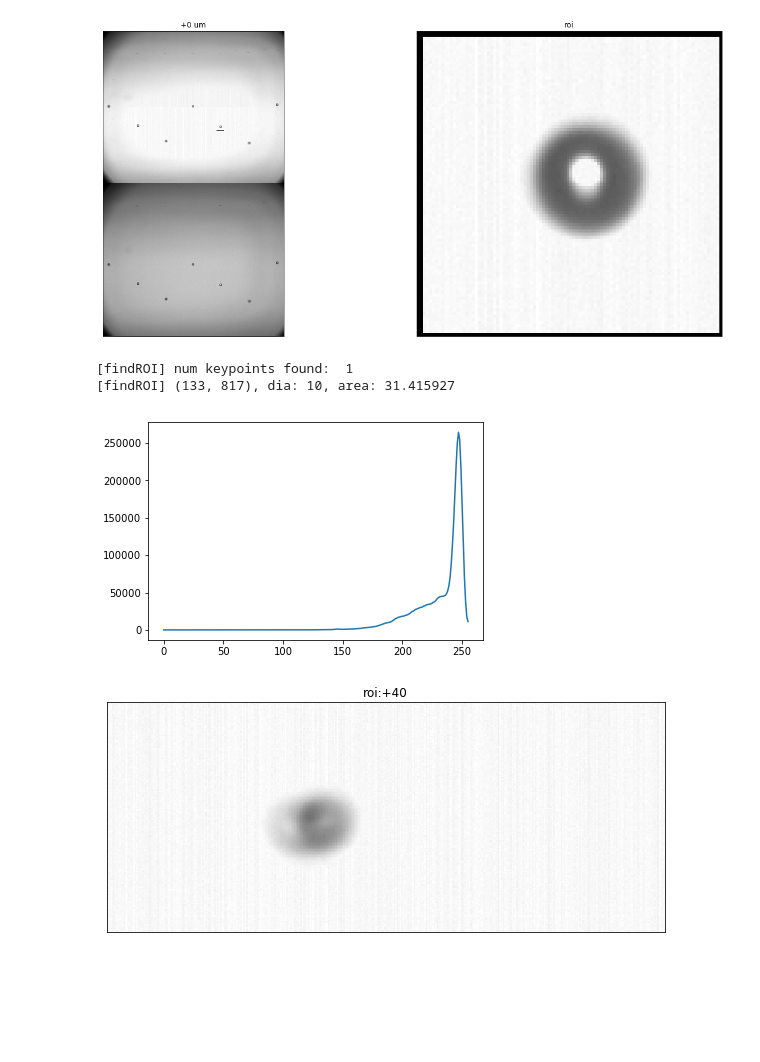
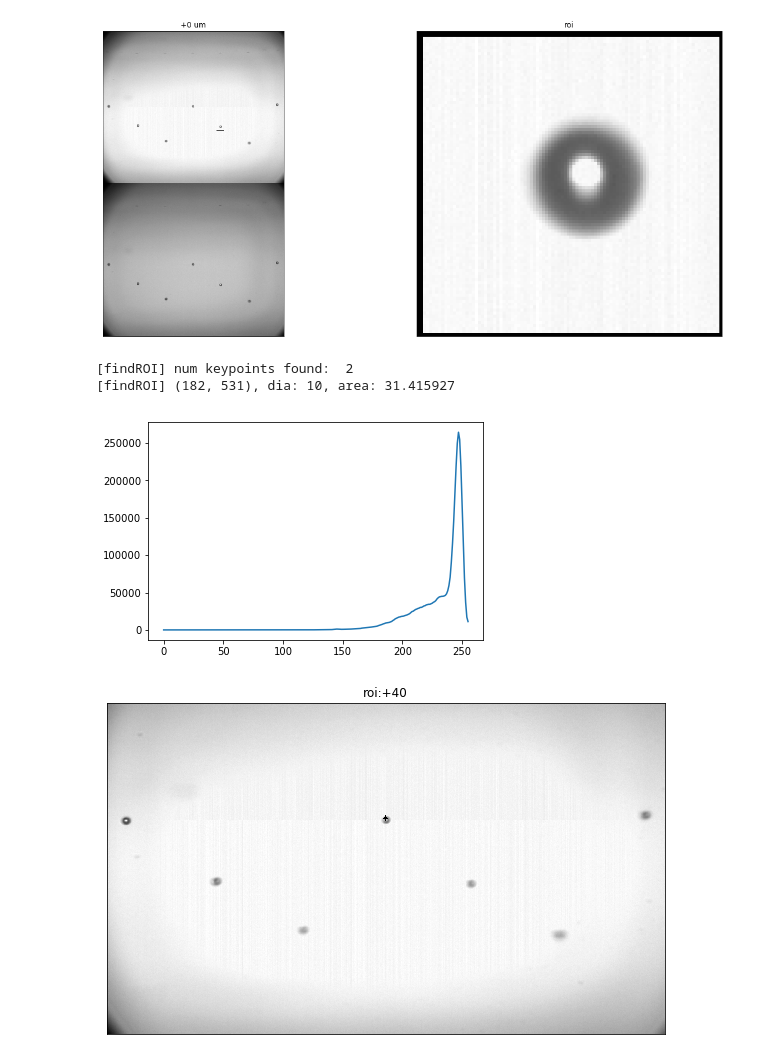
Before and after one commit to Aniruddh1/ipython-opencv-notebooks, a Jupyter notebook: notebooks/DIF_AutoFocus.ipynb, the cells around one changed output. Drawn from its saved outputs; the diff is of its cells as text; code cells hidden in the pictures; blank space fills up the shorter version.

```diff
--- a/notebooks/DIF_AutoFocus.ipynb
+++ b/notebooks/DIF_AutoFocus.ipynb
@@ -48,7 +51,7 @@ def variance_of_laplacian(img):
     # measure, which is simply the variance of the Laplacian
     return cv2.Laplacian(img, cv2.CV_64F).var()
 # %%
-imgs = {}
+imgs = OrderedDict()
 imgs["+0"  ] = paths.images_root+'/dif/focus/+0/2017-09-29_09.22.41/DispenserOpt_00005_2017-09-29_09.22.52.png'
 #imgs["+100"] = paths.images_root+'/dif/focus/+100um/2017-09-29_09.24.18/DispenserOpt_00005_2017-09-29_09.24.30.png'
 imgs["+10" ] = paths.images_root+'/dif/focus/+10um/2017-09-29_09.23.27/DispenserOpt_00005_2017-09-29_09.23.38.png'
@@ -111,6 +114,7 @@ def findBLOBs(img):
 # %%
 def findROI(img8, num_cols, coi, tag="", debug=True):
     plot_list = []
+    plot_list.append( (img8,'roi:%s'%tag) )
 
     rows,cols = img8.shape
     col_width = int(cols/num_cols)
@@ -135,7 +139,7 @@ def findROI(img8, num_cols, coi, tag="", debug=True):
         roi = col_img.copy()[y-75:y+75, 1:col_width]
 
         if debug:
-            plot_list.append( (roi,'roi:%s'%tag) )
+#             plot_list.append( (roi,'roi:%s'%tag) )
             cv2.circle(col_img, (x, y), int(dia/2), (0,0,255),2)
             cv2.line(col_img, (x, y-dia), (x, y+dia), (0,0,255), 3)
             cv2.line(col_img, (x-dia, y), (x+dia, y), (0,0,255), 3)
@@ -152,25 +156,25 @@ def findROI(img8, num_cols, coi, tag="", debug=True):
 # %%
 plot_list = []
 k = "+40"
 img = cv2.imread(imgs[k],cv2.IMREAD_ANYDEPTH)
 rows,cols = img.shape
 img16 = img[ int(rows/8):int(rows/2)-100, 0:cols  ]
 
 img8 = convert16BitTo8Bit(img16)
 histr = cv2.calcHist([img8],[0],None,[256],[0,256])
 plt.plot(histr)
 
 
 # plot_list.append((img8, "%s um" % (k)))
 
 num_cols = 7
-coi = 1    # 'column of interest', zero-based
+coi = 3    # 'column of interest', zero-based
 
 roi = findROI(img8, num_cols, coi, tag=k, debug=True)
 # %% [output]
-[findROI] num keypoints found:  1
-[findROI] (133, 817), dia: 10, area: 31.415927
+[findROI] num keypoints found:  2
+[findROI] (182, 531), dia: 10, area: 31.415927
 [figure]
-[figure, old version]
+[figure, new version]
 # %%
 img_list = []
```
Also changed, not shown: parts of 9 cells of this notebook, 3 other files.
